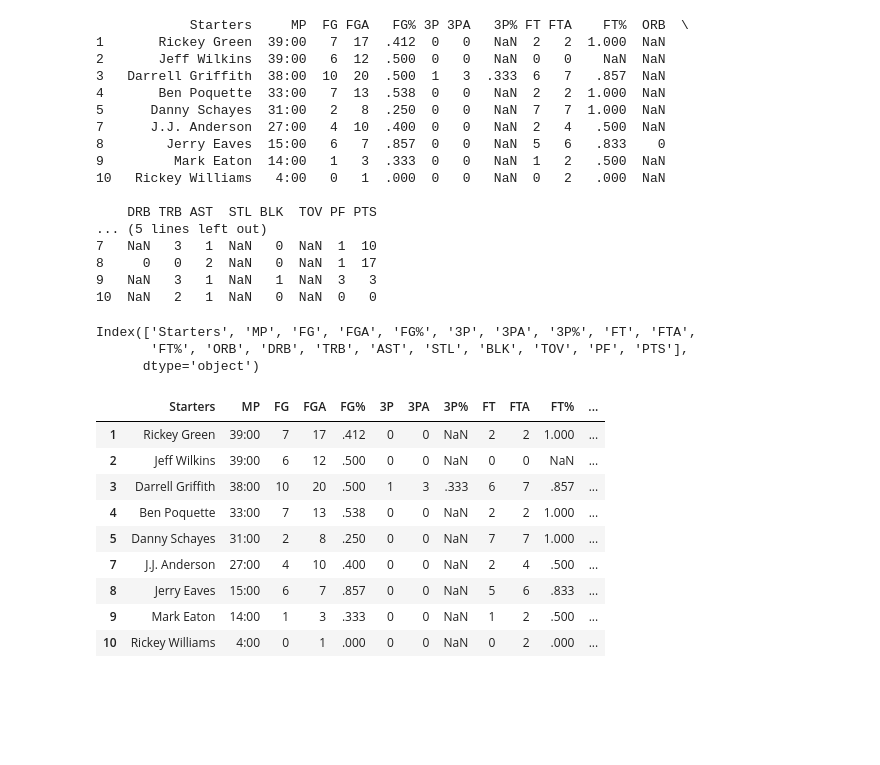
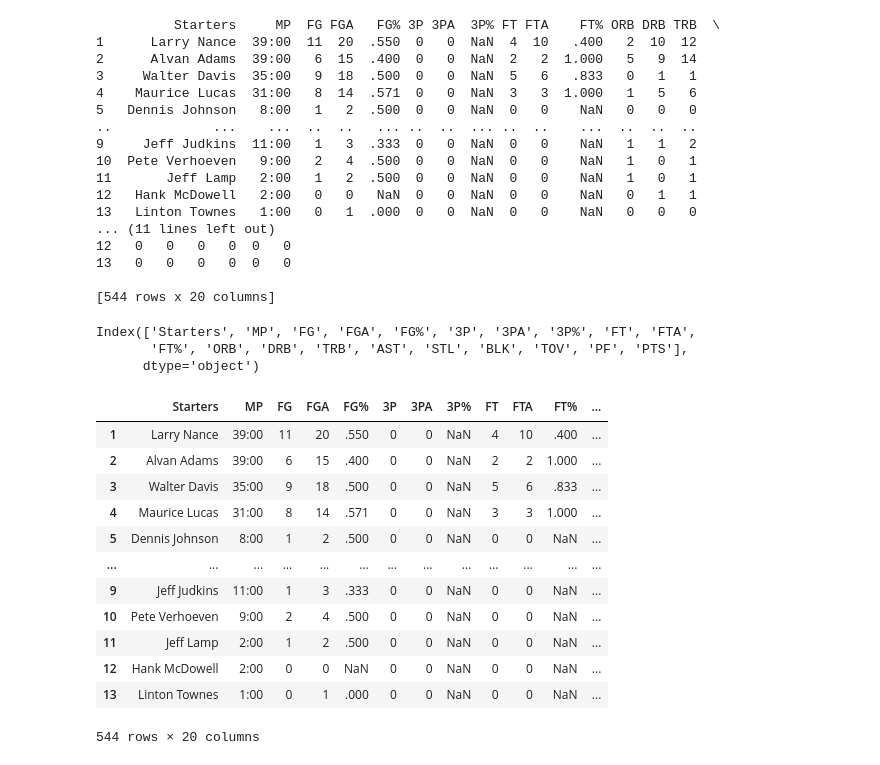
Before and after one commit to Chacha-Ramos/KDTreeResearch, a Jupyter notebook: Research/BasketballDownload.ipynb, the cells around one changed output. Drawn from its saved outputs; the diff is of its cells as text; code cells hidden in the pictures; blank space fills up the shorter version.

```diff
--- a/Research/BasketballDownload.ipynb
+++ b/Research/BasketballDownload.ipynb
@@ -10,17 +11,22 @@ def daterange(start_date, end_date):
         yield start_date + timedelta(n)
 
 start_date = date(1983, 1, 1)
-end_date = date(1983, 1, 3)
-df = None
+end_date = date(1983, 12, 31)
+final_df = None
 for single_date in daterange(start_date, end_date):
     url = f"https://www.basketball-reference.com/boxscores/?month={single_date.month}&day={single_date.day}&year={single_date.year}"
+    time.sleep(7)
     response = requests.get(url)
-    print(response.content)
     soup = BeautifulSoup(response.text, 'html.parser')
-
+    if response.status_code != 200:
+        print('Response code: ', response.status_code)
+        print('Response headers: ', response.headers)
+        print('Response text: ', response.text)
+        break
     for link in soup.find_all('a'):
         game_link = link.get('href')
         if "boxscores" in game_link and "html" in game_link:
+            time.sleep(7)
             game_response = requests.get(f"https://www.basketball-reference.com{game_link}")
             game_soup = BeautifulSoup(game_response.text, 'html.parser')
             for table in game_soup.find_all('table'):
@@ -35,4 +41,11 @@ for single_date in daterange(start_date, end_date):
                     df = df[df['Starters'] != 'Starters']
                     df = df[df['Starters'] != 'Reserves']
                     df = df[df['Starters'] != 'Team Totals']
+                    df['Year'] = single_date.year
+                    df['Month'] = single_date.month
+                    df['Day'] = single_date.day
+                    if final_df is None:
+                        final_df = df
+                    else:
+                        final_df = pd.concat([final_df, df], axis=0)
 # %% [output]
@@ -41,21 +69,21 @@ b'\n<!DOCTYPE html>\n<html data-version="klecko-" data-root="" lang="en" class="
 # %%
-print(df)
+print(final_df)
 # %% [output]
-            Starters     MP  FG FGA   FG% 3P 3PA   3P% FT FTA    FT%  ORB  \
-1       Rickey Green  39:00   7  17  .412  0   0   NaN  2   2  1.000  NaN
-2       Jeff Wilkins  39:00   6  12  .500  0   0   NaN  0   0    NaN  NaN
-3   Darrell Griffith  38:00  10  20  .500  1   3  .333  6   7   .857  NaN
-4       Ben Poquette  33:00   7  13  .538  0   0   NaN  2   2  1.000  NaN
-5      Danny Schayes  31:00   2   8  .250  0   0   NaN  7   7  1.000  NaN
-7      J.J. Anderson  27:00   4  10  .400  0   0   NaN  2   4   .500  NaN
-8        Jerry Eaves  15:00   6   7  .857  0   0   NaN  5   6   .833    0
-9         Mark Eaton  14:00   1   3  .333  0   0   NaN  1   2   .500  NaN
-10   Rickey Williams   4:00   0   1  .000  0   0   NaN  0   2   .000  NaN
+          Starters     MP  FG FGA   FG% 3P 3PA  3P% FT FTA    FT% ORB DRB TRB  \
+1      Larry Nance  39:00  11  20  .550  0   0  NaN  4  10   .400   2  10  12
+2      Alvan Adams  39:00   6  15  .400  0   0  NaN  2   2  1.000   5   9  14
+3     Walter Davis  35:00   9  18  .500  0   0  NaN  5   6   .833   0   1   1
+4    Maurice Lucas  31:00   8  14  .571  0   0  NaN  3   3  1.000   1   5   6
+5   Dennis Johnson   8:00   1   2  .500  0   0  NaN  0   0    NaN   0   0   0
+..             ...    ...  ..  ..   ... ..  ..  ... ..  ..    ...  ..  ..  ..
+9     Jeff Judkins  11:00   1   3  .333  0   0  NaN  0   0    NaN   1   1   2
+10  Pete Verhoeven   9:00   2   4  .500  0   0  NaN  0   0    NaN   1   0   1
+11       Jeff Lamp   2:00   1   2  .500  0   0  NaN  0   0    NaN   1   0   1
+12   Hank McDowell   2:00   0   0   NaN  0   0  NaN  0   0    NaN   0   1   1
+13   Linton Townes   1:00   0   1  .000  0   0  NaN  0   0    NaN   0   0   0
+... (11 lines left out)
+12   0   0   0   0  0   0
+13   0   0   0   0  0   0
 
-    DRB TRB AST  STL BLK  TOV PF PTS
-... (5 lines left out)
-7   NaN   3   1  NaN   0  NaN  1  10
-8     0   0   2  NaN   0  NaN  1  17
-9   NaN   3   1  NaN   1  NaN  3   3
-10  NaN   2   1  NaN   0  NaN  0   0
+[544 rows x 20 columns]
 # %%
@@ -65,15 +93,18 @@ Index(['Starters', 'MP', 'FG', 'FGA', 'FG%', '3P', '3PA', '3P%', 'FT', 'FTA',
        'FT%', 'ORB', 'DRB', 'TRB', 'AST', 'STL', 'BLK', 'TOV', 'PF', 'PTS'],
       dtype='object')
 # %%
-df
+final_df
 # %% [output]
 |  | Starters | MP | FG | FGA | FG% | 3P | 3PA | 3P% | FT | FTA | FT% | ... |
-| 1 | Rickey Green | 39:00 | 7 | 17 | .412 | 0 | 0 | NaN | 2 | 2 | 1.000 | ... |
-| 2 | Jeff Wilkins | 39:00 | 6 | 12 | .500 | 0 | 0 | NaN | 0 | 0 | NaN | ... |
-| 3 | Darrell Griffith | 38:00 | 10 | 20 | .500 | 1 | 3 | .333 | 6 | 7 | .857 | ... |
-| 4 | Ben Poquette | 33:00 | 7 | 13 | .538 | 0 | 0 | NaN | 2 | 2 | 1.000 | ... |
-| 5 | Danny Schayes | 31:00 | 2 | 8 | .250 | 0 | 0 | NaN | 7 | 7 | 1.000 | ... |
-| 7 | J.J. Anderson | 27:00 | 4 | 10 | .400 | 0 | 0 | NaN | 2 | 4 | .500 | ... |
-| 8 | Jerry Eaves | 15:00 | 6 | 7 | .857 | 0 | 0 | NaN | 5 | 6 | .833 | ... |
-| 9 | Mark Eaton | 14:00 | 1 | 3 | .333 | 0 | 0 | NaN | 1 | 2 | .500 | ... |
-| 10 | Rickey Williams | 4:00 | 0 | 1 | .000 | 0 | 0 | NaN | 0 | 2 | .000 | ... |
+| 1 | Larry Nance | 39:00 | 11 | 20 | .550 | 0 | 0 | NaN | 4 | 10 | .400 | ... |
+| 2 | Alvan Adams | 39:00 | 6 | 15 | .400 | 0 | 0 | NaN | 2 | 2 | 1.000 | ... |
+| 3 | Walter Davis | 35:00 | 9 | 18 | .500 | 0 | 0 | NaN | 5 | 6 | .833 | ... |
+| 4 | Maurice Lucas | 31:00 | 8 | 14 | .571 | 0 | 0 | NaN | 3 | 3 | 1.000 | ... |
+| 5 | Dennis Johnson | 8:00 | 1 | 2 | .500 | 0 | 0 | NaN | 0 | 0 | NaN | ... |
+| ... | ... | ... | ... | ... | ... | ... | ... | ... | ... | ... | ... | ... |
+| 9 | Jeff Judkins | 11:00 | 1 | 3 | .333 | 0 | 0 | NaN | 0 | 0 | NaN | ... |
+| 10 | Pete Verhoeven | 9:00 | 2 | 4 | .500 | 0 | 0 | NaN | 0 | 0 | NaN | ... |
+| 11 | Jeff Lamp | 2:00 | 1 | 2 | .500 | 0 | 0 | NaN | 0 | 0 | NaN | ... |
+| 12 | Hank McDowell | 2:00 | 0 | 0 | NaN | 0 | 0 | NaN | 0 | 0 | NaN | ... |
+| 13 | Linton Townes | 1:00 | 0 | 1 | .000 | 0 | 0 | NaN | 0 | 0 | NaN | ... |
+544 rows × 20 columns
```
Also changed, not shown: parts of 3 cells of this notebook.
